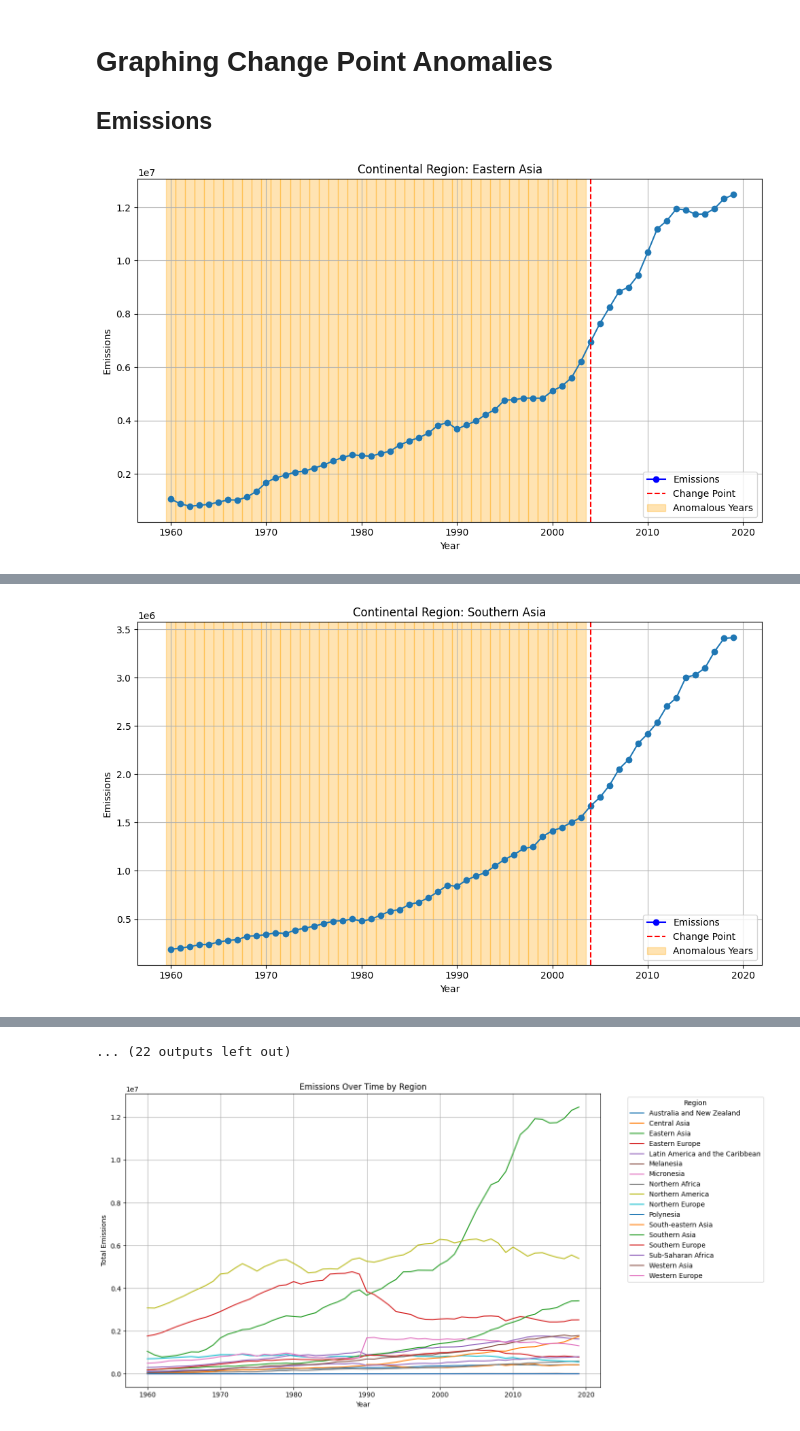
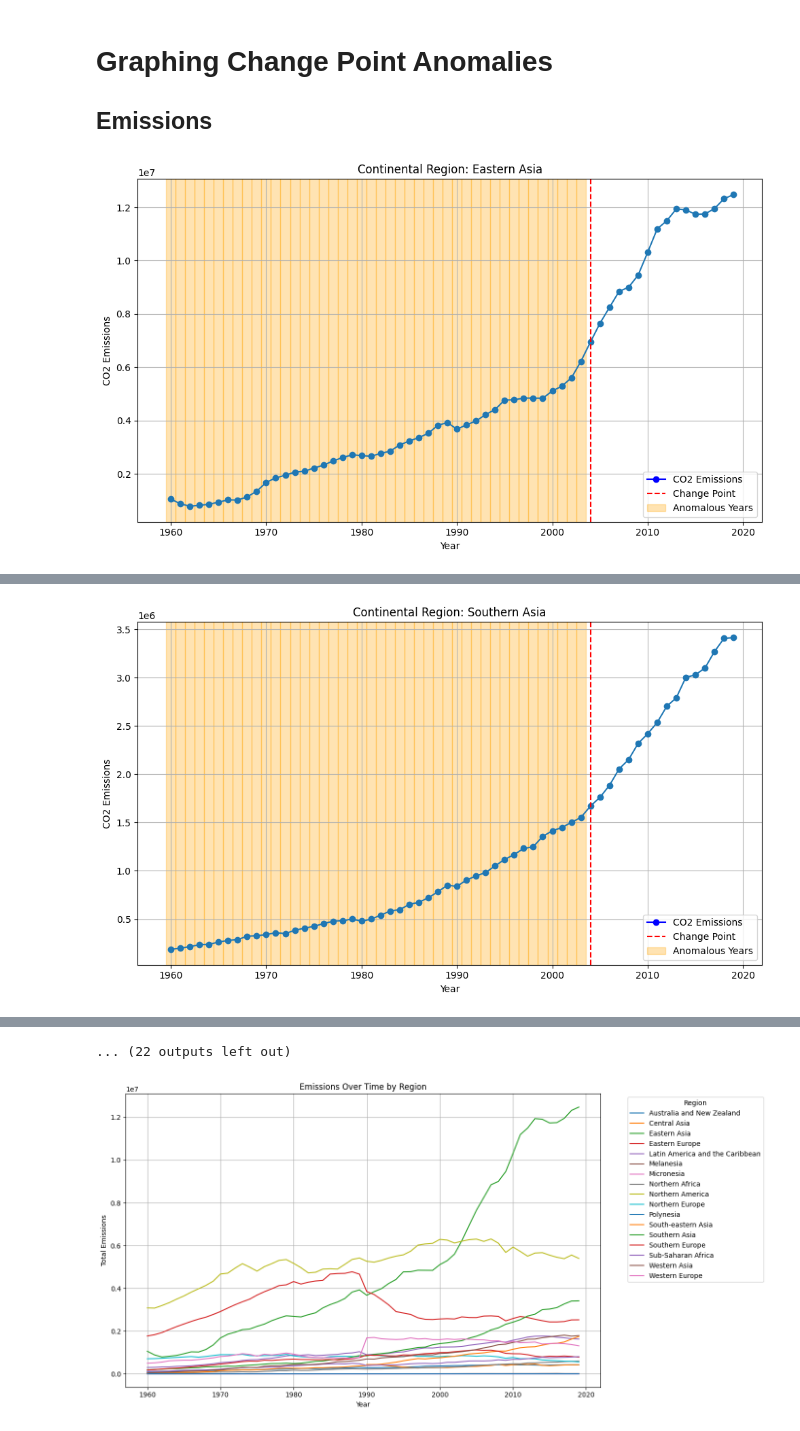
Before and after one commit to olivia-bigelow/Cs4140Project, a Jupyter notebook: code/graphsChangePointCO2.ipynb, the cells around one changed output, grey strips where cells are left out. Saved outputs shown, nothing was run; the diff lists cells and outputs as text; code cells hidden in the pictures.

```diff
--- a/code/graphsChangePointCO2.ipynb
+++ b/code/graphsChangePointCO2.ipynb
@@ -2,7 +2,7 @@
 import pandas as pd
 import numpy as np
 # %%
-with open('continents2.csv') as f:
+with open('../data/continents2.csv') as f:
   regions = pd.read_csv(f)
   print(regions['sub-region'].unique())
 # %% [output]
@@ -23,7 +23,7 @@ def clusterByRegion(Data, MeanAggregation=True):
     Returns:
         grouped (pd.DataFrame) a grouped dataframe
     """
-  regions = pd.read_csv("continents2.csv")
+  regions = pd.read_csv("../data/continents2.csv")
   regions = regions[['alpha-3', 'sub-region']]
 
   merge = Data.merge(regions, how = "left", left_on = 'country_code', right_on ='alpha-3' )
@@ -36,7 +36,7 @@ def clusterByRegion(Data, MeanAggregation=True):
 
   return grouped
 # %%
-data = pd.read_csv('co2_emissions.csv')
+data = pd.read_csv('../data/co2_emissions.csv')
 df = clusterByRegion(data, False)
 print(df)
 # %% [output]
@@ -170,42 +177,42 @@ import matplotlib.pyplot as plt
 from matplotlib.patches import Patch
 
 def visualize_country_anomalies(df, results, filtered_sorted_results):
-    for country, res in filtered_sorted_results:
-        group = df[df['sub-region'] == country].sort_values('year')
+    for region, res in filtered_sorted_results:
+        group = df[df['sub-region'] == region].sort_values('year')
         years = group['year'].values
         emissions = group['value'].values
 
         plt.figure(figsize=(10, 6))
-        plt.plot(years, emissions, marker='o', label='Emissions')
+        plt.plot(years, emissions, marker='o', label='CO2 Emissions')
         plt.axvline(x=res['best_year'], color='red', linestyle='--', label='Change Point')
 
         #highlight anomalous years
         for year in res['anomalous_years']:
             plt.axvspan(year - 0.5, year + 0.5, color='orange', alpha=0.3)
 
         #legend for anomalous years
         anomaly_patch = Patch(facecolor='orange', edgecolor='orange', alpha=0.3, label='Anomalous Years')
 
-        plt.title(f"Continental Region: {country}")
+        plt.title(f"Continental Region: {region}")
         plt.xlabel("Year")
-        plt.ylabel("Emissions")
-        plt.legend(handles=[plt.Line2D([0], [0], color='blue', marker='o', label='Emissions'),
+        plt.ylabel("CO2 Emissions")
+        plt.legend(handles=[plt.Line2D([0], [0], color='blue', marker='o', label='CO2 Emissions'),
                             plt.Line2D([0], [0], color='red', linestyle='--', label='Change Point'),
                             anomaly_patch])
         plt.grid(True)
         plt.tight_layout()
         plt.show()
 
         #print metadata
-        print(f"Country: {country}")
+        print(f"Region: {region}")
         print(f"  Observed LLR: {res['observed_llr']}")
         print(f"  Best Change Point Index: {res['best_change_point_index']} (Year: {res['best_year']})")
         print(f"  Anomalous Years: {res['anomalous_years']}")
         print(f"  p-value from permutation testing: {res['p_value']}")
         print(f"  Number of Data Points: {res['n_points']}")
         print("-" * 60)
 
 #run plots
 visualize_country_anomalies(df, results, filtered_sorted_results)
 # %% [output]
-[figure, old version]
+[figure, new version]
@@ -216,4 +223,4 @@ Country: Eastern Asia
   p-value from permutation testing: 0.0
   Number of Data Points: 60
 ------------------------------------------------------------
-[figure, old version]
+[figure, new version]
```
Also changed, not shown: parts of 3 cells of this notebook, 2 other files.
